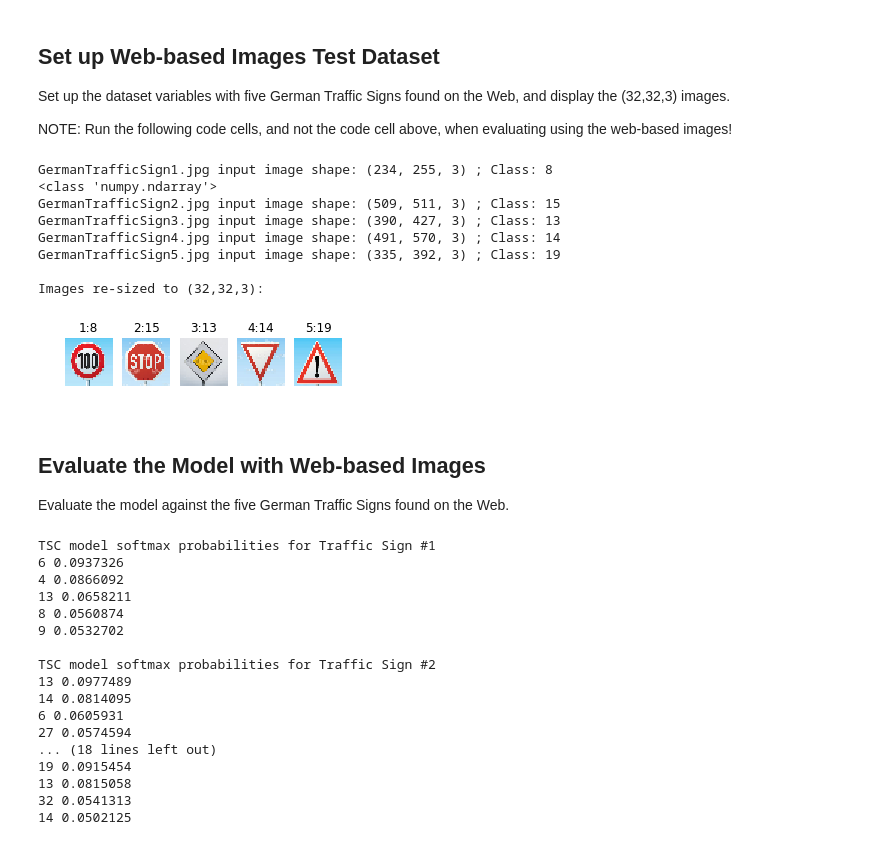
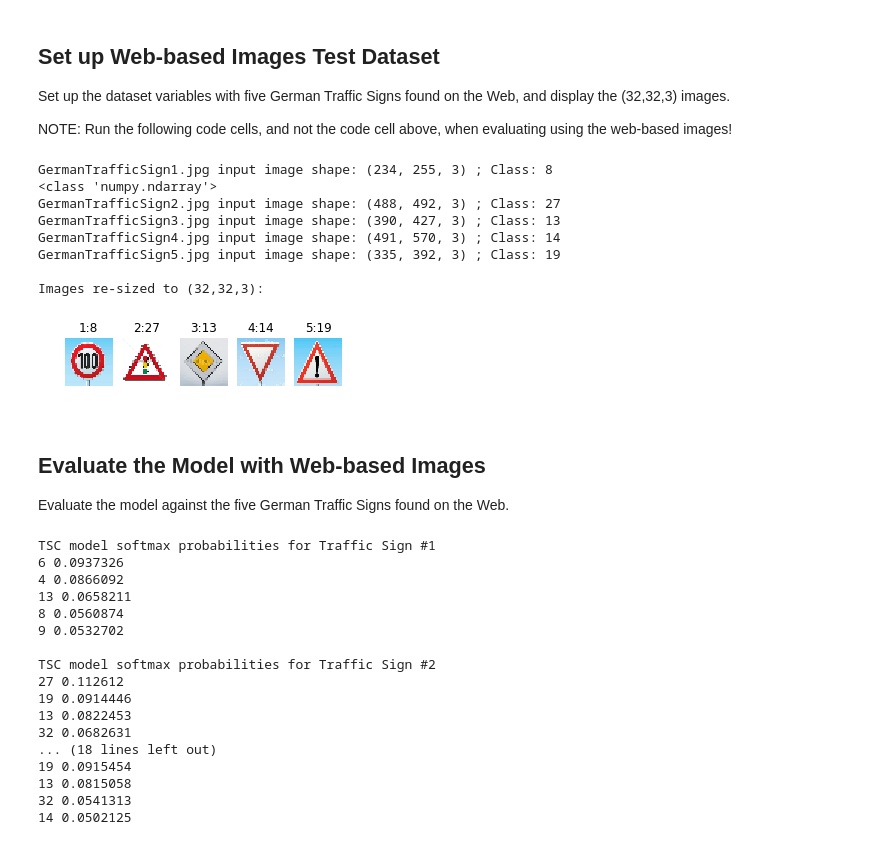
Before and after one commit to blunderbuss9/CarND-TSC-StewartTeaze, a Jupyter notebook: TrafficSignClassifier.ipynb, the cells around one changed output. Drawn from its saved outputs; the diff is of its cells as text; code cells hidden in the pictures.

Commit message:
Final sign mix, and final code supporting that mix.

```diff
--- a/TrafficSignClassifier.ipynb
+++ b/TrafficSignClassifier.ipynb
@@ -328,40 +328,40 @@ image = resize(im, (32, 32))
 print(type(image))
 X_web_test.append(image); y_web_test.append(7)
 im = imread("GermanTrafficSign2.jpg")
-print("GermanTrafficSign2.jpg input image shape:", im.shape, "; Class: 15")
+print("GermanTrafficSign2.jpg input image shape:", im.shape, "; Class: 27")
 image = resize(im, (32, 32))
-X_web_test.append(image); y_web_test.append(14)
+X_web_test.append(image); y_web_test.append(26)
 im = imread("GermanTrafficSign3.jpg")
 print("GermanTrafficSign3.jpg input image shape:", im.shape, "; Class: 13")
 image = resize(im, (32, 32))
 X_web_test.append(image); y_web_test.append(12)
 im = imread("GermanTrafficSign4.jpg")
 print("GermanTrafficSign4.jpg input image shape:", im.shape, "; Class: 14")
 image = resize(im, (32, 32))
 X_web_test.append(image); y_web_test.append(13)
 im = imread("GermanTrafficSign5.jpg")
 print("GermanTrafficSign5.jpg input image shape:", im.shape, "; Class: 19")
 image = resize(im, (32, 32))
 X_web_test.append(image); y_web_test.append(18)
 
 # Plot the 5 (32,32,3) sample images
 print("\n"+"Images re-sized to (32,32,3):")
 for index in range (0, 5):
     image = X_web_test[index]
     ax = plt.subplot(1,6,index+1)
     plt.axis('off')
     ax.set_title(str(index+1) + ":" + str(y_web_test[index]+1))
     plt.imshow(image)
 # %% [output]
 GermanTrafficSign1.jpg input image shape: (234, 255, 3) ; Class: 8
 <class 'numpy.ndarray'>
-GermanTrafficSign2.jpg input image shape: (509, 511, 3) ; Class: 15
+GermanTrafficSign2.jpg input image shape: (488, 492, 3) ; Class: 27
 GermanTrafficSign3.jpg input image shape: (390, 427, 3) ; Class: 13
 GermanTrafficSign4.jpg input image shape: (491, 570, 3) ; Class: 14
 GermanTrafficSign5.jpg input image shape: (335, 392, 3) ; Class: 19
 
 Images re-sized to (32,32,3):
-[figure, old version]
+[figure, new version]
 # %% [markdown]
 ## Evaluate the Model with Web-based Images
 Evaluate the model against the five German Traffic Signs found on the Web.
@@ -418,10 +418,10 @@ TSC model softmax probabilities for Traffic Sign #1
 9 0.0532702
 
 TSC model softmax probabilities for Traffic Sign #2
-13 0.0977489
-14 0.0814095
-6 0.0605931
-27 0.0574594
+27 0.112612
+19 0.0914446
+13 0.0822453
+32 0.0682631
 ... (18 lines left out)
 19 0.0915454
 13 0.0815058
```
Also changed, not shown: 1 other file.
